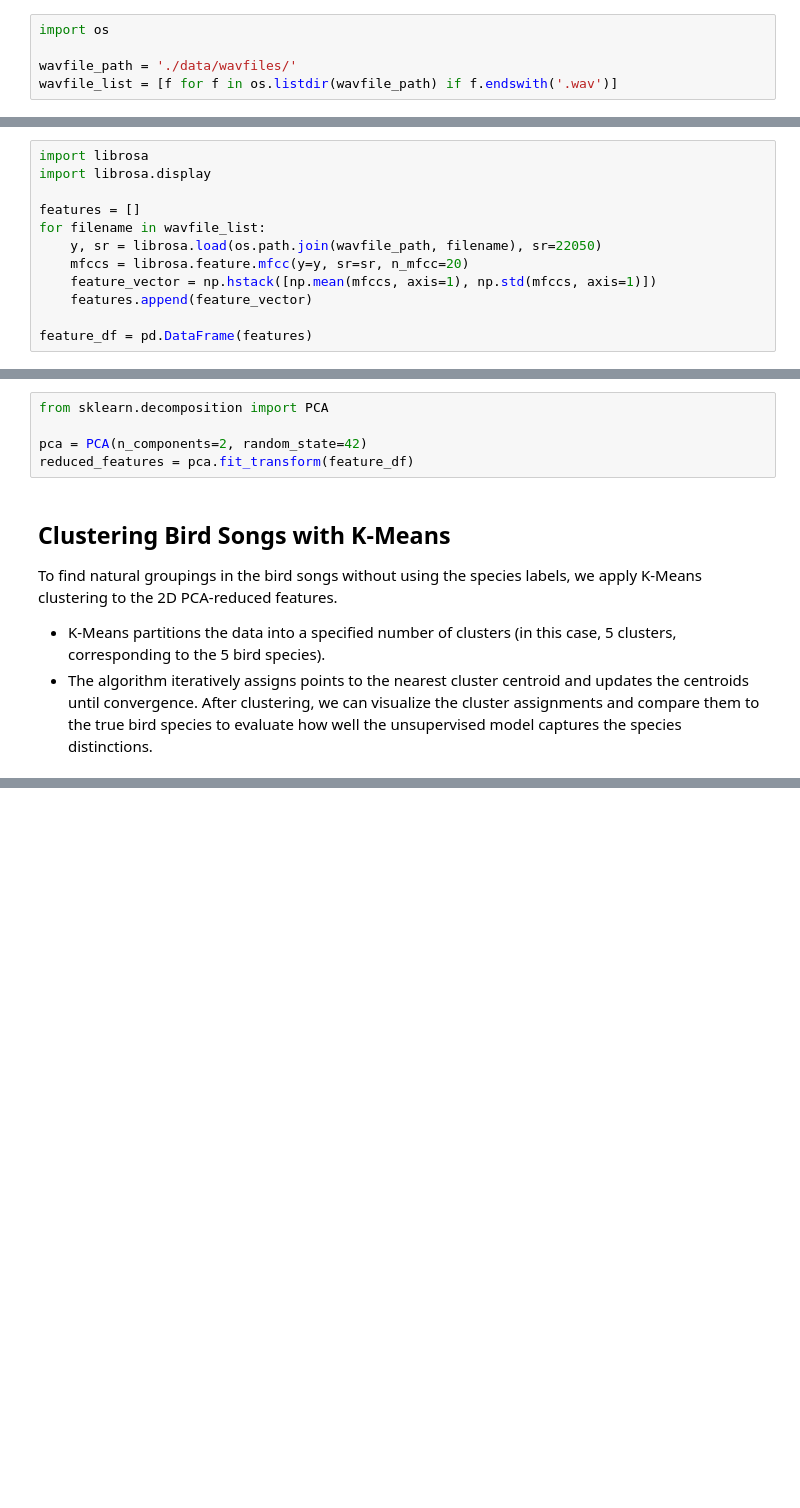
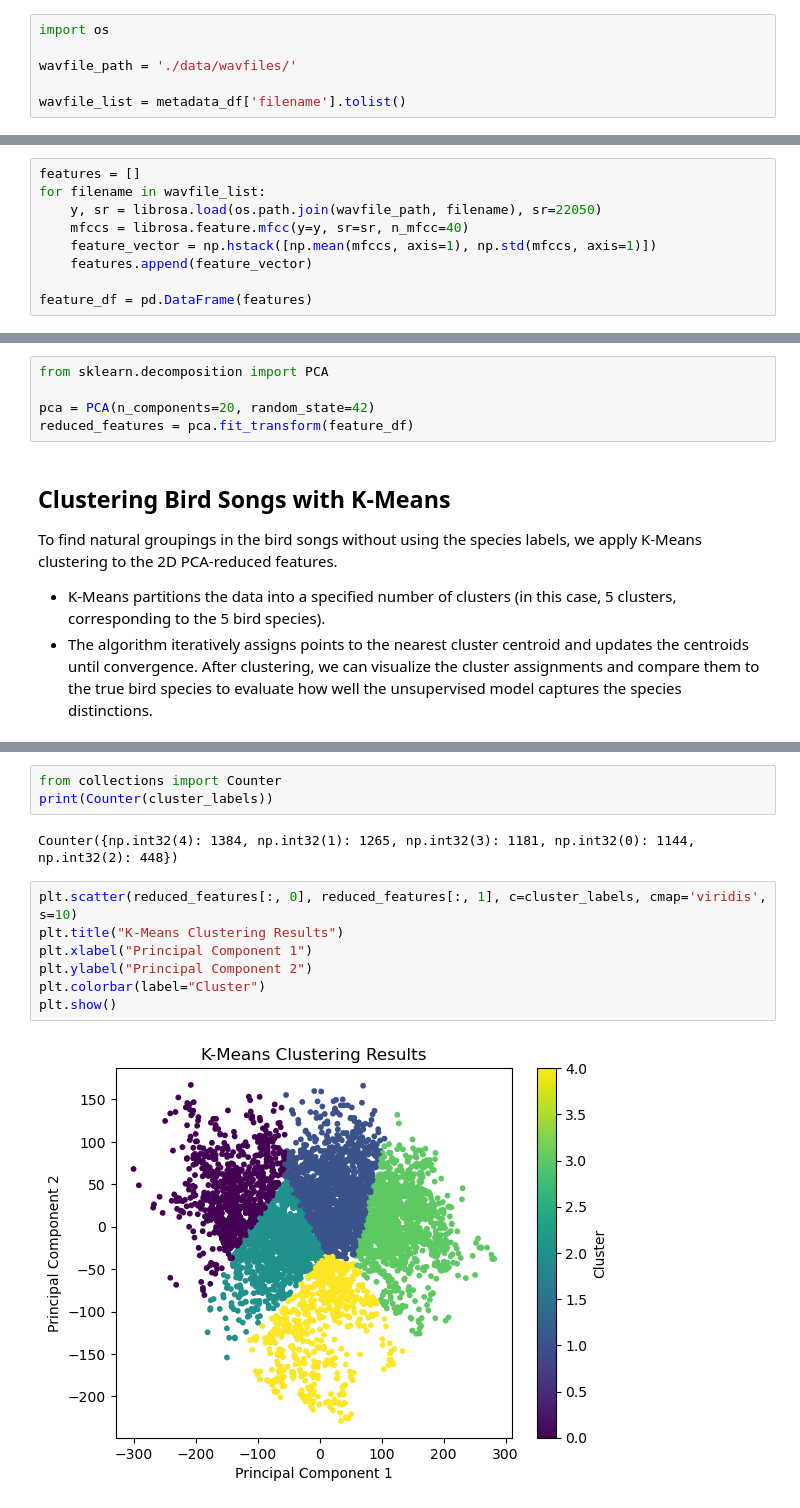
Before and after one commit to PaulHBartley/DTSA-5510, a Jupyter notebook: DTSA-5510_final_project.ipynb, the cells around one changed output, grey strips where cells are left out. Drawn from its saved outputs; the diff is of its cells as text; blank space fills up the shorter version.

```diff
--- a/DTSA-5510_final_project.ipynb
+++ b/DTSA-5510_final_project.ipynb
@@ -147,4 +147,5 @@ Now we'll prepare to process the 5425 audio files for clustering analysis.
 import os
 
 wavfile_path = './data/wavfiles/'
-wavfile_list = [f for f in os.listdir(wavfile_path) if f.endswith('.wav')]
+
+wavfile_list = metadata_df['filename'].tolist()
@@ -221,13 +251,10 @@ In the code below:
 
 This results in a 40-dimensional feature vector (20 means + 20 standard deviations) per audio file.
 # %%
-import librosa
-import librosa.display
-
 features = []
 for filename in wavfile_list:
     y, sr = librosa.load(os.path.join(wavfile_path, filename), sr=22050)
-    mfccs = librosa.feature.mfcc(y=y, sr=sr, n_mfcc=20)
+    mfccs = librosa.feature.mfcc(y=y, sr=sr, n_mfcc=40)
     feature_vector = np.hstack([np.mean(mfccs, axis=1), np.std(mfccs, axis=1)])
     features.append(feature_vector)
 
@@ -245,7 +272,7 @@ The resulting 2D representation preserves as much of the original data structure
 # %%
 from sklearn.decomposition import PCA
 
-pca = PCA(n_components=2, random_state=42)
+pca = PCA(n_components=20, random_state=42)
 reduced_features = pca.fit_transform(feature_df)
 # %% [markdown]
 ## Clustering Bird Songs with K-Means
@@ -261,0 +299,14 @@ cluster_labels = kmeans.fit_predict(reduced_features)
+# %%
+from collections import Counter
+print(Counter(cluster_labels))
+# %% [output]
+Counter({np.int32(4): 1384, np.int32(1): 1265, np.int32(3): 1181, np.int32(0): 1144, np.int32(2): 448})
+# %%
+plt.scatter(reduced_features[:, 0], reduced_features[:, 1], c=cluster_labels, cmap='viridis', s=10)
+plt.title("K-Means Clustering Results")
+plt.xlabel("Principal Component 1")
+plt.ylabel("Principal Component 2")
+plt.colorbar(label="Cluster")
+plt.show()
+# %% [output]
+[figure, added]
```
Also changed, not shown: parts of 13 cells of this notebook.
